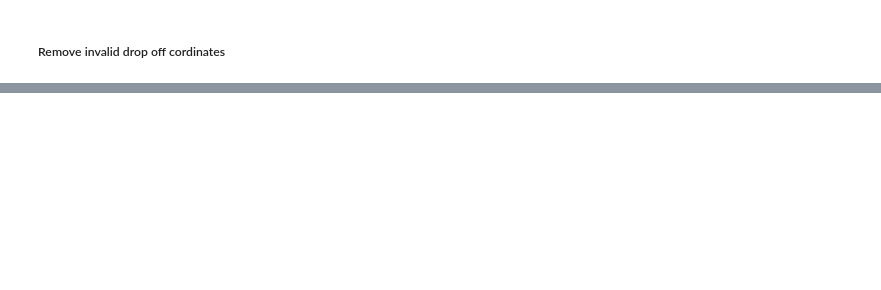
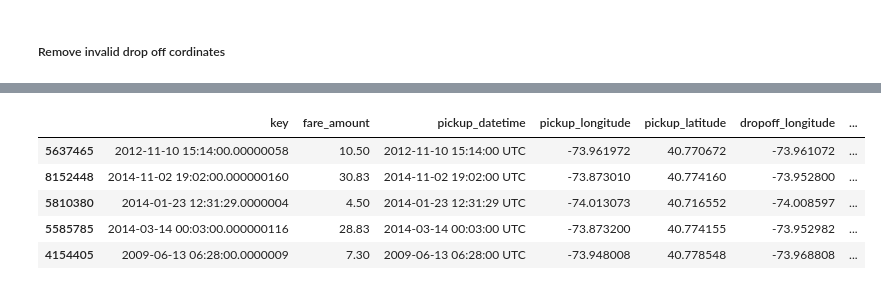
Before and after one commit to Swayam595/ML_Project_NewYork_TaxiFare_Prediction, a Jupyter notebook: Swayam_Swaroop_Mishra/CMPE_257_Project.ipynb, the cells around one changed output, grey strips where cells are left out. Drawn from its saved outputs; the diff is of its cells as text; code cells hidden in the pictures; blank space fills up the shorter version.

```diff
--- a/Swayam_Swaroop_Mishra/CMPE_257_Project.ipynb
+++ b/Swayam_Swaroop_Mishra/CMPE_257_Project.ipynb
@@ -349,0 +388,9 @@ training_set.shape
+# %%
+training_set.head()
+# %% [output]
+|  | key | fare_amount | pickup_datetime | pickup_longitude | pickup_latitude | dropoff_longitude | ... |
+| 5637465 | 2012-11-10 15:14:00.00000058 | 10.50 | 2012-11-10 15:14:00 UTC | -73.961972 | 40.770672 | -73.961072 | ... |
+| 8152448 | 2014-11-02 19:02:00.000000160 | 30.83 | 2014-11-02 19:02:00 UTC | -73.873010 | 40.774160 | -73.952800 | ... |
+| 5810380 | 2014-01-23 12:31:29.0000004 | 4.50 | 2014-01-23 12:31:29 UTC | -74.013073 | 40.716552 | -74.008597 | ... |
+| 5585785 | 2014-03-14 00:03:00.000000116 | 28.83 | 2014-03-14 00:03:00 UTC | -73.873200 | 40.774155 | -73.952982 | ... |
+| 4154405 | 2009-06-13 06:28:00.0000009 | 7.30 | 2009-06-13 06:28:00 UTC | -73.948008 | 40.778548 | -73.968808 | ... |
```
Also changed, not shown: parts of 24 cells of this notebook.
